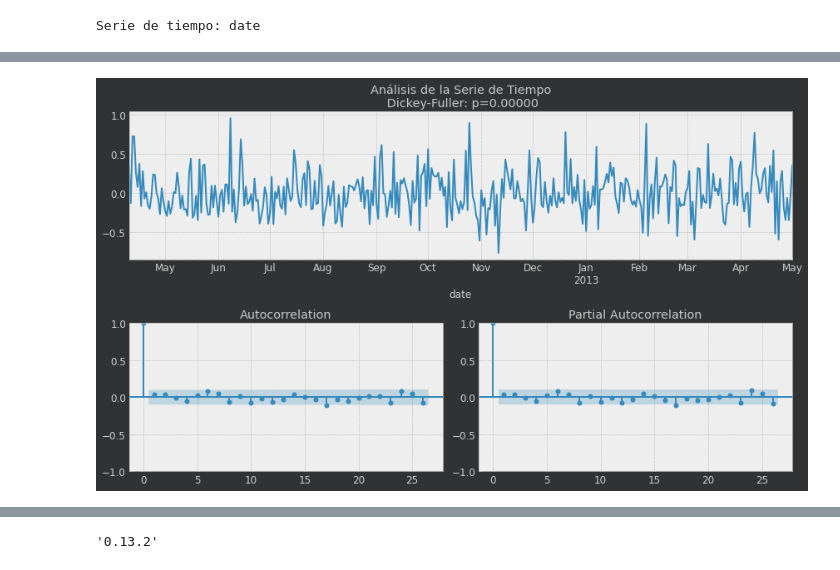
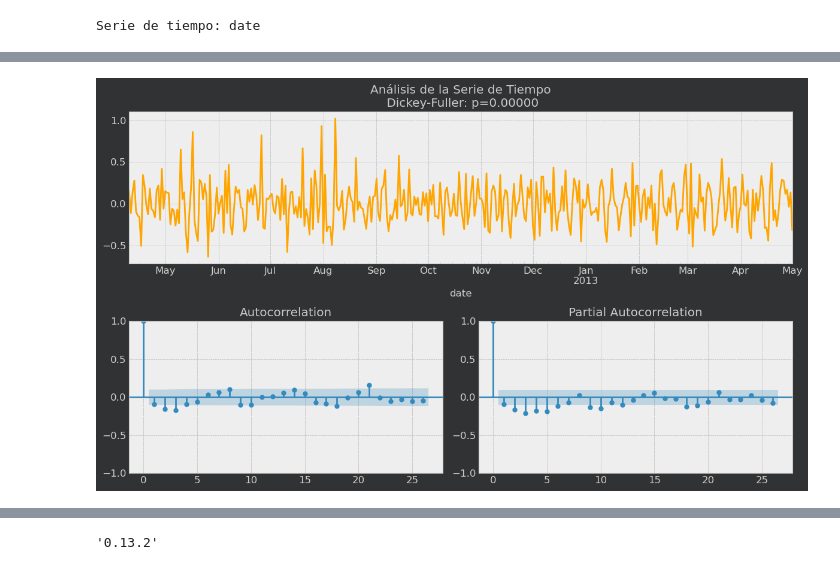
Before and after one commit to AgustinSt1990/tp_final, a Jupyter notebook: TP_FINAL_Machine_Learning.ipynb, the cells around one changed output, grey strips where cells are left out. Cells and saved outputs as stored; diff of their text form; code cells hidden in the pictures.

```diff
--- a/TP_FINAL_Machine_Learning.ipynb
+++ b/TP_FINAL_Machine_Learning.ipynb
@@ -132,33 +149,37 @@ entrenamiento de 6 modelos por categoria, quedandose con el mejor de cada modelo
 # %%
-log_message = '{}) Aca se debe armar un pd.DataFrame vacio para almacenar uno de cada categoria'
+log_message = '{}) ELIGE LAS VARIABLES PARA FORECAST'
 logger.critical(log_message.format(x()))
+#####################################################################################################
+umbral = 'Bakery' # category to implement forecast
+umbral_2 = 60 # test_size for train test split
+umbral_3 = 'RMSE' # es para evitar fallas
 
-muestra = vectores['Meat']
-modelos = reg.available_models()
+
+muestra = vectores[umbral]
+modelos_reg_log_est = reg.available_models()
 nombre_modelos = reg.def_models()
 
 #train test split: 60 dias = 2 meses
-df_train, df_test = train_test_split(muestra, shuffle=False, test_size=60)
+df_train, df_test = train_test_split(muestra, shuffle=False, test_size=umbral_2)
 
 # iteracion para instanciar el modelo de statsmodels
-for i in range(len(modelos)):
-    modelos[i] = modelos[i](muestra, vector)
+for i in range(len(modelos_reg_log_est)):
+    modelos_reg_log_est[i] = modelos_reg_log_est[i](muestra, vector, umbral)
 
-# iteracion para entrenar los modelos instanciados, y almancenar el score de las predicciones
+# iteracion para entrenar los modelos_reg_log_est instanciados, y almancenar el score de las predicciones
 scores = []
-for i in range(len(modelos)):
-    modelos[i] = modelos[i].fit()
-    y_pred = modelos[i].predict(df_test)
-    if i <= 3: y_pred = np.exp(y_pred) # los primeros 4 modelos predicen sobre el logartimo del target
+for i in range(len(modelos_reg_log_est)):
+    modelos_reg_log_est[i] = modelos_reg_log_est[i].fit()
+    y_pred = modelos_reg_log_est[i].predict(df_test)
+    if i <= 3: y_pred = np.exp(y_pred) # los primeros 4 modelos_reg_log_est predicen sobre el logartimo del target
     scores.append(np.sqrt(mean_squared_error(df_test[vector.target], y_pred)))
 
 #resultados = {}
-results = pd.DataFrame([nombre_modelos, scores]).T
-log_message = '{}) ALTERATION OF VARIABLE TYPE: Cuando creo un dataset a partir de un conjunto de listas, los valores float me los convierte en series tipo "Object"'
+results_reg_log_est = pd.DataFrame([nombre_modelos, scores]).T
+log_message = '{}) ALTERATION OF VARIABLE TYPE: (corregido en def check_optimized_model) Cuando creo un dataset a partir de un conjunto de listas, los valores float me los convierte en series tipo "Object"'
 logger.warning(log_message.format(x()))
-results.columns = ['Modelo', 'RMSE']
+results_reg_log_est.columns = ['Modelo', umbral_3]
 
 log_message = '{}) implementando la funcion "check_optimized_model" tiene hardseteado la label "RMSE", definida previamente en la linea superior a esta'
 # aca vamos a usar un dataset aparte, usando "nombre_modelos"
-optimized_model = modelos[pd.Series(scores).idxmin()]
-optimized_model_v2 = get_optimized_model(modelos, scores)
+optimized_umbral_model = get_optimized_model(modelos_reg_log_est, scores)
@@ -205,14 +199,14 @@ SmartSeries.apply_dark_mode()
 # %%
-# proceso de diferenciacion 1: residuos entre target real y prediccion reg_log_est
-y_test = df_train['log_Meat']
-y_real = df_train['Meat']
+# proceso de diferenciacion 1: residuos entre target real y prediccion modelo reg_log_est
+y_test = df_train['log_'+umbral]
+y_real = df_train[umbral]
 
-y_pred = optimized_model.predict(df_train)
+y_pred = optimized_umbral_model.predict(df_train)
 
 residuo = y_test - y_pred
 
 arima.params_set_plot(residuo)
 # %% [output]
-[figure, old version]
+[figure, new version]
 # %%
 # from statsmodels.tsa.arima.model import ARIMA# hasta ahora no encontramos contexto para aplicar ARIMA
```
Also changed, not shown: parts of 73 cells of this notebook, 1 other file.
